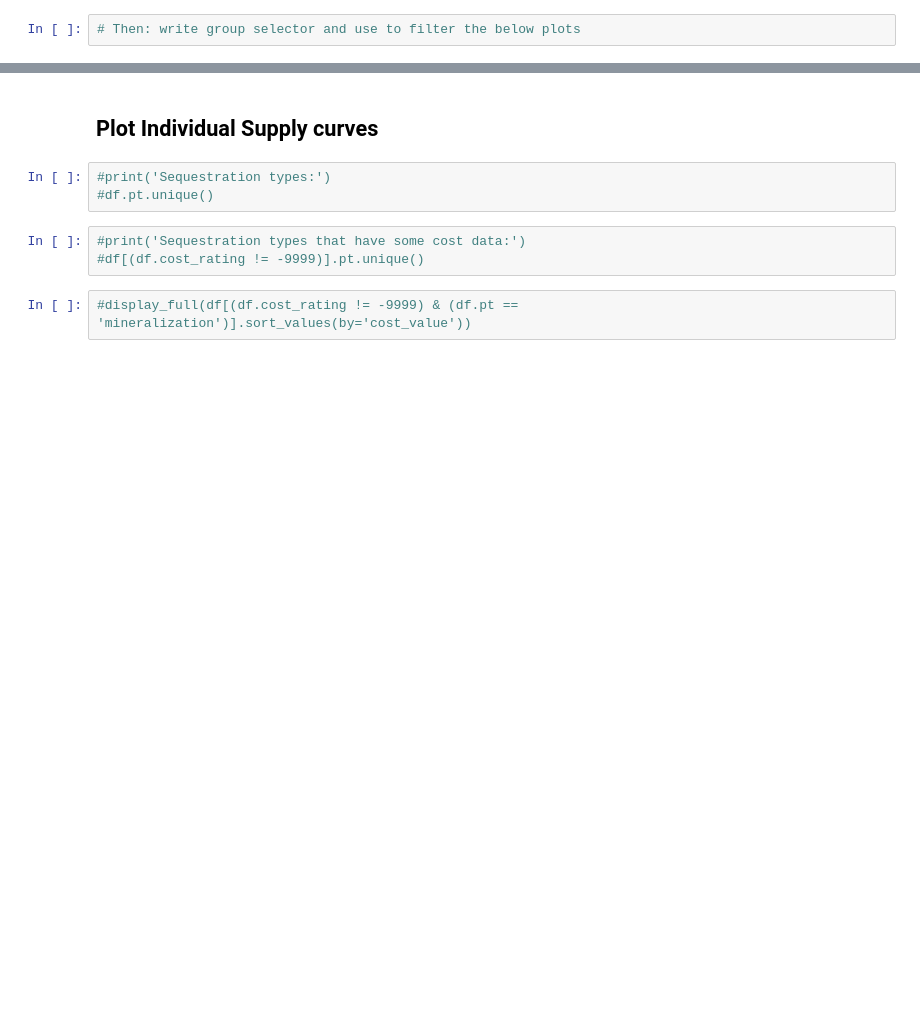
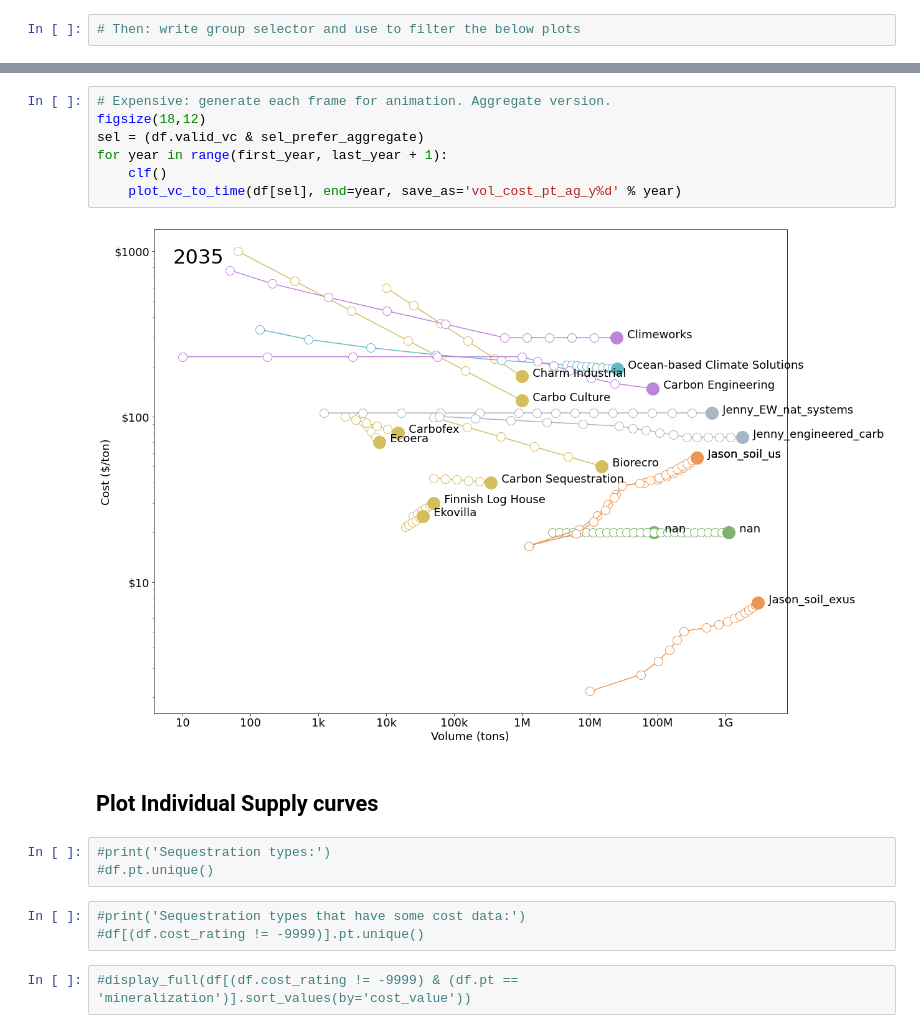
Before and after one commit to yosinski/CDR-Supply-Cost-Curve, a Jupyter notebook: python/210412_carbonplan.ipynb, the cells around one changed output, grey strips where cells are left out. Drawn from its saved outputs; the diff is of its cells as text; blank space fills up the shorter version.

```diff
--- a/python/210412_carbonplan.ipynb
+++ b/python/210412_carbonplan.ipynb
@@ -298,3 +462,12 @@ for year in range(first_year, last_year + 1):
+# %%
+# Expensive: generate each frame for animation. Aggregate version.
+figsize(18,12)
+sel = (df.valid_vc & sel_prefer_aggregate)
+for year in range(first_year, last_year + 1):
+    clf()
+    plot_vc_to_time(df[sel], end=year, save_as='vol_cost_pt_ag_y%d' % year)
+# %% [output]
+[figure, added]
 # %% [markdown]
 ## Plot Individual Supply curves
 # %%
```
Also changed, not shown: parts of 49 cells of this notebook, 2 other files.
